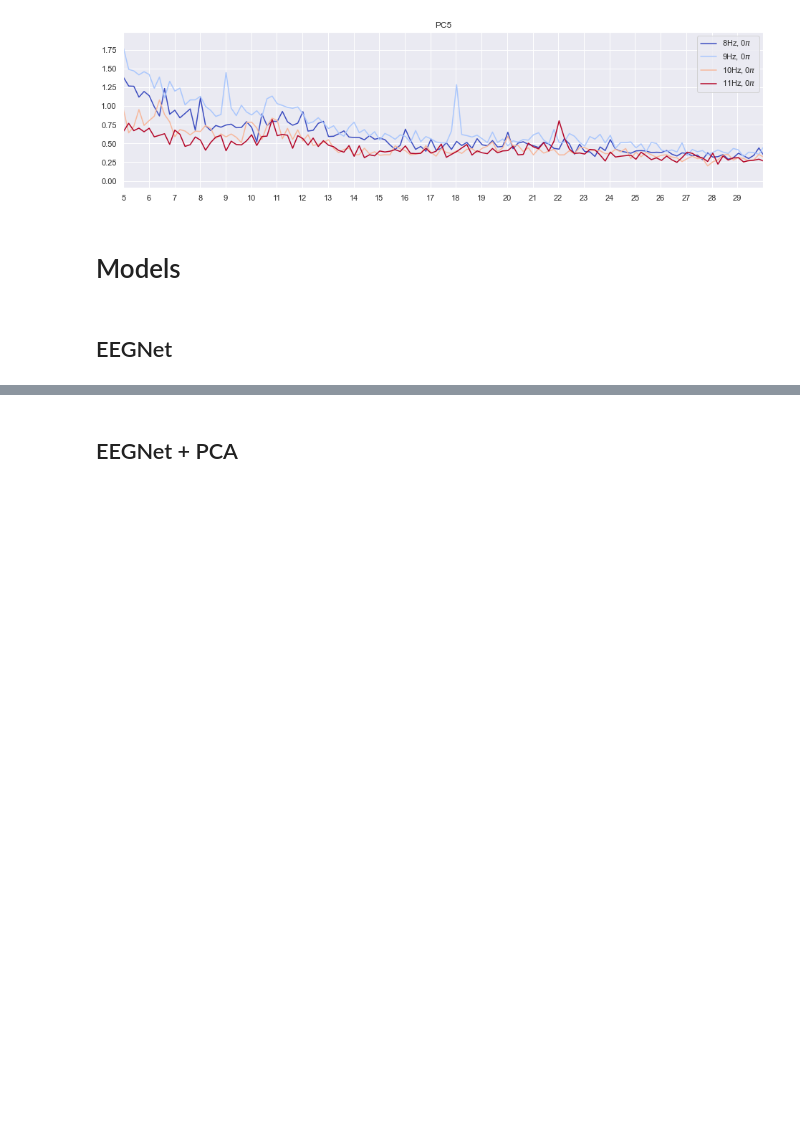
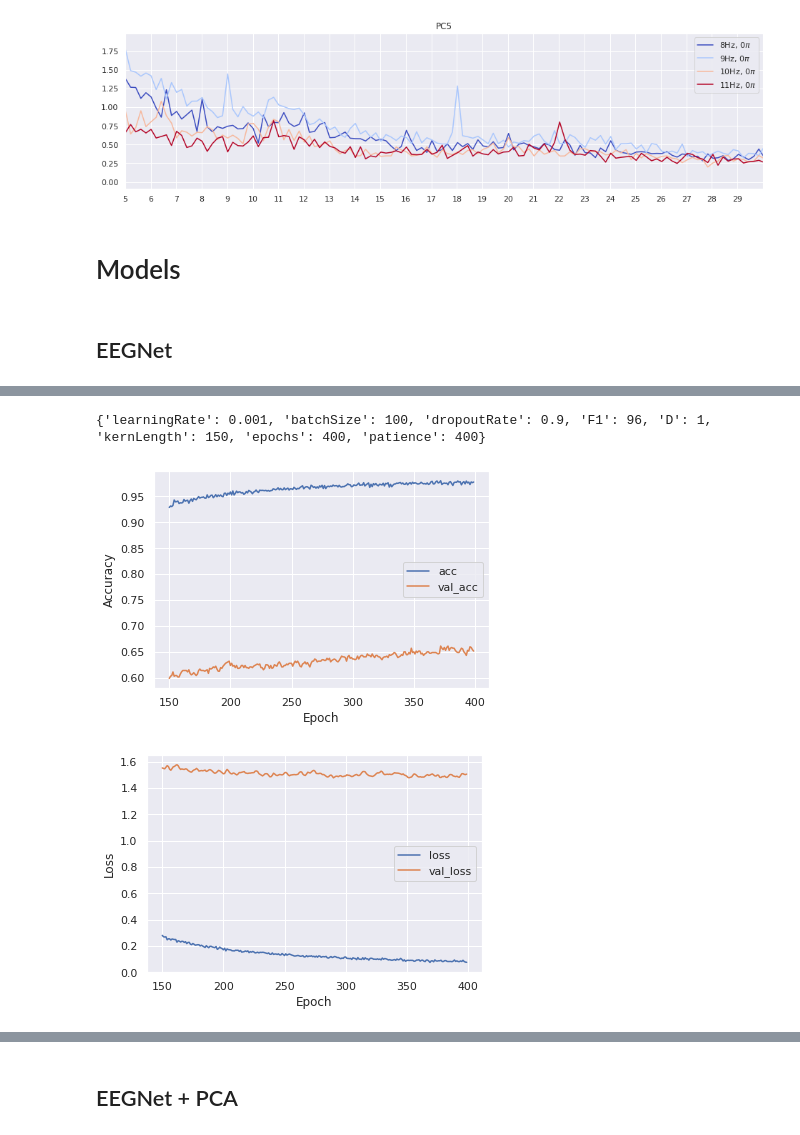
Before and after one commit to NeuroTech-UCSD/Oz-Speller, a Jupyter notebook: notebooks/32_Class_EEGNet.ipynb, the cells around one changed output, grey strips where cells are left out. Saved outputs shown, nothing was run; the diff lists cells and outputs as text; code cells hidden in the pictures; blank space fills up the shorter version.

```diff
--- a/notebooks/32_Class_EEGNet.ipynb
+++ b/notebooks/32_Class_EEGNet.ipynb
@@ -426,0 +538,5 @@ Epoch 150/150
+# %%
+tf.keras.backend.clear_session()
+HPS = build_hps(hps_dict)
+base_model = EEGNet_SSVEP(nb_classes=num_targets, Chans=len(channels), Samples=timepoints_stimulus_duration)
+base_model.fit(HPS, object, X, y, verbose=1, cache_learning=True)
@@ -426,0 +588,34 @@ Epoch 150/150
+# %%
+print(HPS.values)
+history = base_model.history
+epoch_start = 150
+
+plt.figure()
+capsize= 5
+mean_acc = np.array(history['acc']).mean(axis=0)
+std_acc = np.array(history['acc']).std(axis=0)
+val_mean_acc = np.array(history['val_acc']).mean(axis=0)
+val_std_acc = np.array(history['val_acc']).std(axis=0)
+xticks = np.arange(epoch_start, len(mean_acc), 1)
+plt.errorbar(xticks, mean_acc[epoch_start:], label='acc', capsize=capsize)
+plt.errorbar(xticks, val_mean_acc[epoch_start:], label='val_acc', capsize=capsize)
+plt.xlabel('Epoch')
+plt.ylabel('Accuracy')
+plt.legend()
+
+plt.figure()
+capsize= 5
+mean_loss = np.array(history['loss']).mean(axis=0)
+std_loss = np.array(history['loss']).std(axis=0)
+val_mean_loss = np.array(history['val_loss']).mean(axis=0)
+val_std_loss = np.array(history['val_loss']).std(axis=0)
+xticks = np.arange(epoch_start, len(mean_loss), 1)
+plt.errorbar(xticks, mean_loss[epoch_start:], label='loss', capsize=capsize)
+plt.errorbar(xticks, val_mean_loss[epoch_start:], label='val_loss', capsize=capsize)
+plt.xlabel('Epoch')
+plt.ylabel('Loss')
+plt.legend();
+# %% [output]
+{'learningRate': 0.001, 'batchSize': 100, 'dropoutRate': 0.9, 'F1': 96, 'D': 1, 'kernLength': 150, 'epochs': 400, 'patience': 400}
+[figure, added]
+[figure, added]
```
Also changed, not shown: parts of 17 cells of this notebook, 22 other files.
